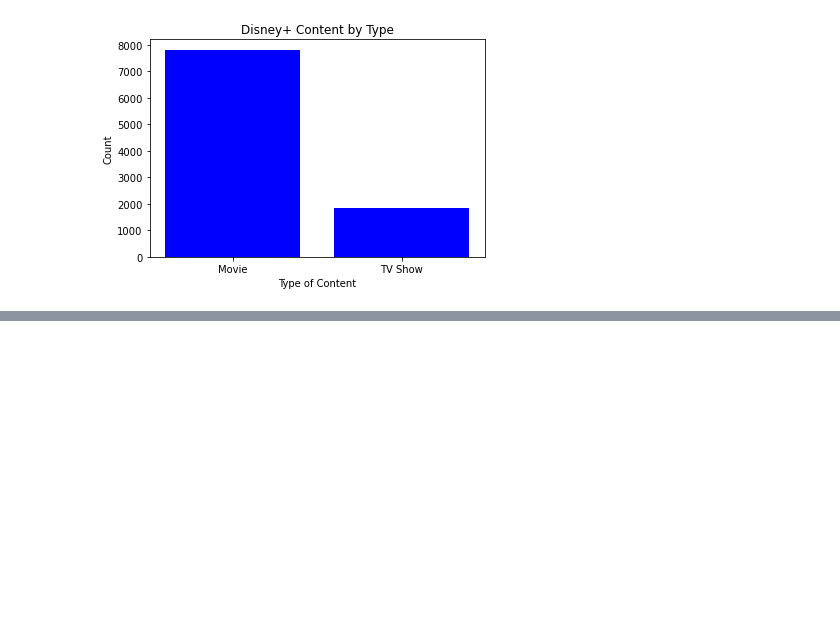
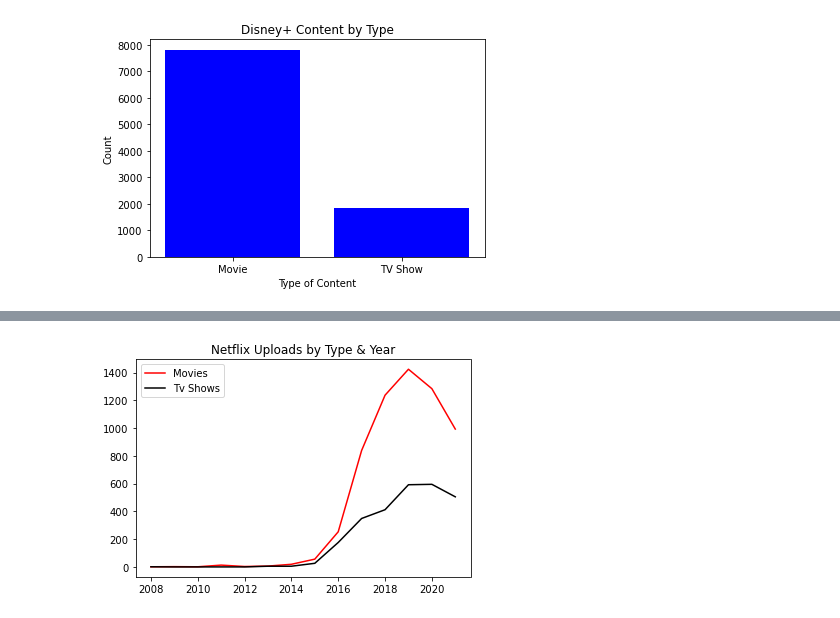
Before and after one commit to yuthegreat1/GroupProject, a Jupyter notebook: Question 2/VariousPlatforms.ipynb, the cells around one changed output, grey strips where cells are left out. Saved outputs shown, nothing was run; the diff lists cells and outputs as text; code cells hidden in the pictures; blank space fills up the shorter version.

```diff
--- a/Question 2/VariousPlatforms.ipynb
+++ b/Question 2/VariousPlatforms.ipynb
@@ -122,0 +172,6 @@ dtype('O')
+# %%
+#grouping by the year 2021 for each month
+netflix2021 = netflix_df.groupby('type')['Date Added Year'].value_counts().sort_index()
+hulu2021 = hulu_df.groupby('type')['Date Added Year'].value_counts().sort_index()
+amazon2021 = amazonprime_df.groupby('type')['Date Added Year'].value_counts().sort_index()
+disney2021 = disneyplus_df.groupby('type')['Date Added Year'].value_counts().sort_index()
@@ -122,0 +199,15 @@ dtype('O')
+# %%
+#saving years as variable
+years = range(2008,2022)
+# %%
+#saving by content
+net_movie_up = netflix2021['Movie']
+net_tv_up = netflix2021['TV Show']
+# %%
+#adding 0s to empty years
+net_tv_up['2009']=0
+net_tv_up['2010']=0
+net_tv_up['2011']=0
+net_tv_up['2012']=0
+net_tv_up = net_tv_up.sort_index(ascending=True)
+net_tv_up
@@ -122,0 +231,9 @@ dtype('O')
+# %%
+#creating a line graph to show movie vs tv uploads by year
+plt.plot(years, net_movie_up, color="red", label="Movies" )
+plt.plot(years, net_tv_up, color='black', label="Tv Shows")
+plt.legend()
+plt.title("Netflix Uploads by Type & Year")
+plt.show()
+# %% [output]
+[figure, added]
```
Also changed, not shown: parts of 8 cells of this notebook.
